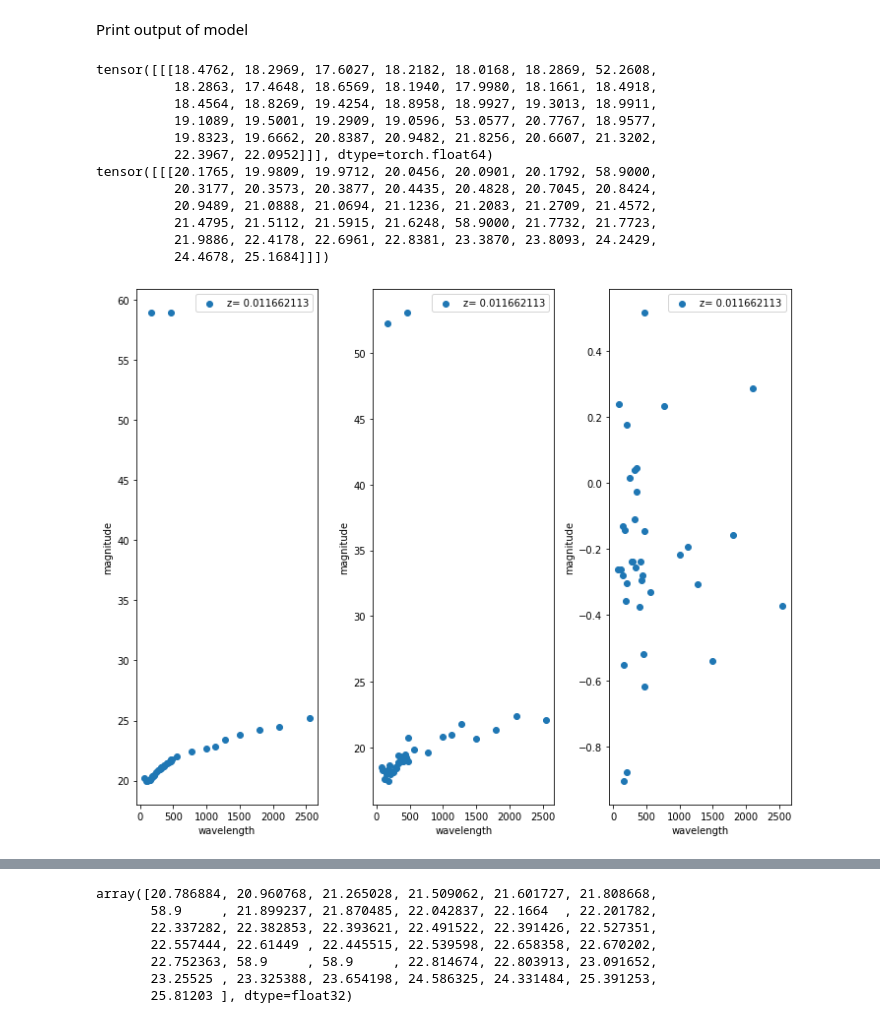
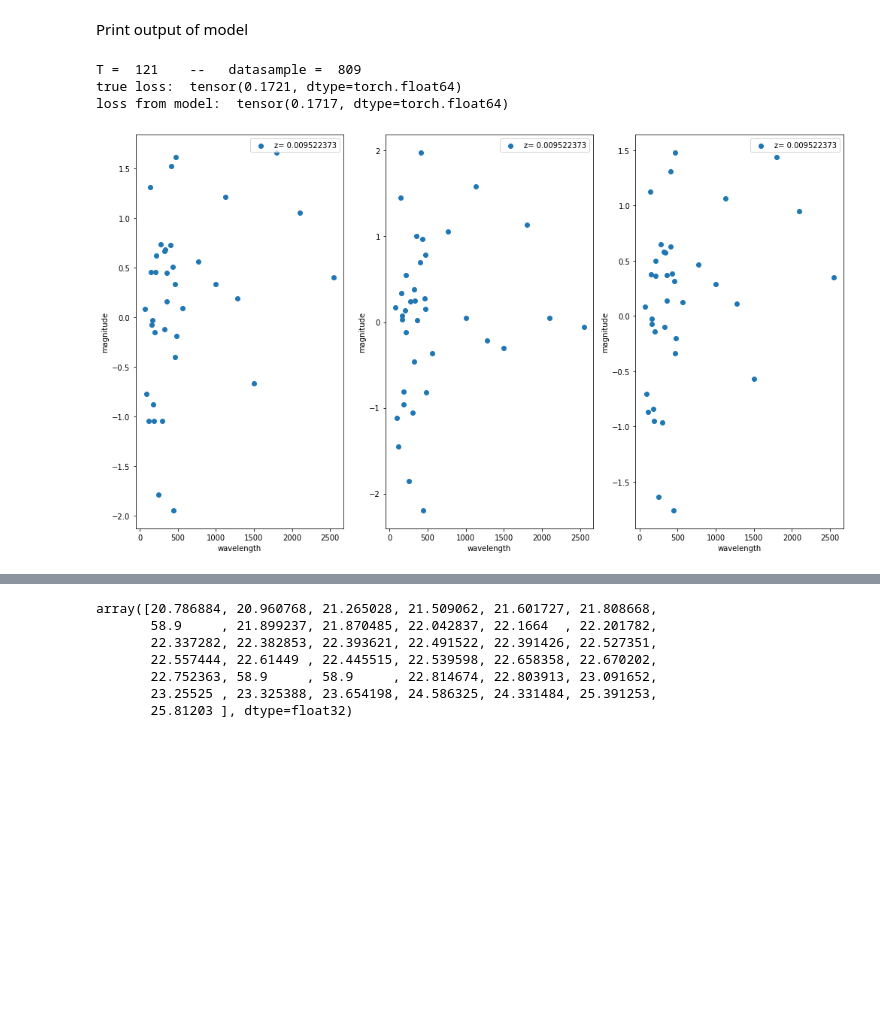
Before and after one commit to smoffe1604/BSc, a Jupyter notebook: main.ipynb, the cells around one changed output, grey strips where cells are left out. Drawn from its saved outputs; the diff is of its cells as text; code cells hidden in the pictures; blank space fills up the shorter version.

```diff
--- a/main.ipynb
+++ b/main.ipynb
@@ -227,16 +240,19 @@ def train_one_epoch(epoch_index, tb_writer):
 
     return last_loss
 # %%
-n = 10000
-dataset = MyDataset(gen_dataset(X[0:n]))
-train_dataloader = DataLoader(dataset, batch_size=4, shuffle=False)
+n = 64000
+scaler = StandardScaler()
+X_normalized = np.array([list(scaler.fit_transform(torch.tensor(X[i]).reshape(-1, 1)).reshape(1, -1)) for i in range(n)]).squeeze()
+dataset = MyDataset(gen_dataset(X_normalized[0:n]))
+
+train_dataloader = DataLoader(dataset, batch_size=16, shuffle=False)
 
 
 timestamp = datetime.now().strftime('%Y%m%d_%H%M%S')
 writer = SummaryWriter('runs/fashion_trainer{}'.format(timestamp))
 epoch_number = 0
 
-EPOCHS = 5
+EPOCHS = 1
 
 
 for epoch in range(EPOCHS):
@@ -286,51 +302,46 @@ LOSS train:  0.11776006653155699
 # %% [markdown]
 Print output of model
 # %%
-p = 200
-input = torch.tensor(add_noise(X[p])).unsqueeze(0).unsqueeze(0)
-label = torch.tensor(X[p]).unsqueeze(0).unsqueeze(0)
-print(input)
-print(label)
+p1 = random.randint(0, 1000)
+T1 = random.randint(0, 1000)
+print("T = ", T1, "   --   datasample = ", p1)
+X_t, X_tm1 = add_noise(X_normalized[p1], T1)
+X_t = torch.tensor(X_t).unsqueeze(0).unsqueeze(0)
+X_tm1 = torch.tensor(X_tm1).unsqueeze(0).unsqueeze(0)
+pred = model(X_t.to(device)).cpu().detach()
+loss1 = loss_fn(X_t, X_tm1)
+loss2 = loss_fn(pred, X_tm1)
+print("true loss: ", loss1)
+print("loss from model: ", loss2)
 
-
-plt.figure(figsize= (10, 8))
+plt.figure(figsize= (14, 8))
 
 plt.subplot(1, 3, 1)
-plt.scatter(filter_wls, label, label = "z= "+str(z[p,0]))
+plt.scatter(filter_wls, X_t, label = "z= "+str(z[p1,0]))
 plt.ylabel("magnitude")
 #plt.ylim(30,10)
 plt.xlabel("wavelength")
 plt.legend()
 
 plt.subplot(1, 3, 2)
-plt.scatter(filter_wls, input, label = "z= "+str(z[p,0]))
+plt.scatter(filter_wls, X_tm1, label = "z= "+str(z[p1,0]))
 plt.ylabel("magnitude")
 #plt.ylim(30,10)
 plt.xlabel("wavelength")
 plt.legend()
 
 plt.subplot(1, 3, 3)
-plt.scatter(filter_wls, model(input.to(device)).cpu().detach().numpy(), label = "z= "+str(z[p,0]))
+plt.scatter(filter_wls, pred, label = "z= "+str(z[p1,0]))
 plt.ylabel("magnitude")
 #plt.ylim(30,10)
 plt.xlabel("wavelength")
 plt.legend()
 
 
-
 plt.tight_layout()
 plt.show()
 # %% [output]
-tensor([[[18.4762, 18.2969, 17.6027, 18.2182, 18.0168, 18.2869, 52.2608,
-          18.2863, 17.4648, 18.6569, 18.1940, 17.9980, 18.1661, 18.4918,
-          18.4564, 18.8269, 19.4254, 18.8958, 18.9927, 19.3013, 18.9911,
-          19.1089, 19.5001, 19.2909, 19.0596, 53.0577, 20.7767, 18.9577,
-          19.8323, 19.6662, 20.8387, 20.9482, 21.8256, 20.6607, 21.3202,
-          22.3967, 22.0952]]], dtype=torch.float64)
-tensor([[[20.1765, 19.9809, 19.9712, 20.0456, 20.0901, 20.1792, 58.9000,
-          20.3177, 20.3573, 20.3877, 20.4435, 20.4828, 20.7045, 20.8424,
-          20.9489, 21.0888, 21.0694, 21.1236, 21.2083, 21.2709, 21.4572,
-          21.4795, 21.5112, 21.5915, 21.6248, 58.9000, 21.7732, 21.7723,
-          21.9886, 22.4178, 22.6961, 22.8381, 23.3870, 23.8093, 24.2429,
-          24.4678, 25.1684]]])
+T =  121    --   datasample =  809
+true loss:  tensor(0.1721, dtype=torch.float64)
+loss from model:  tensor(0.1717, dtype=torch.float64)
-[figure, old version]
+[figure, new version]
```
Also changed, not shown: parts of 7 cells of this notebook.
